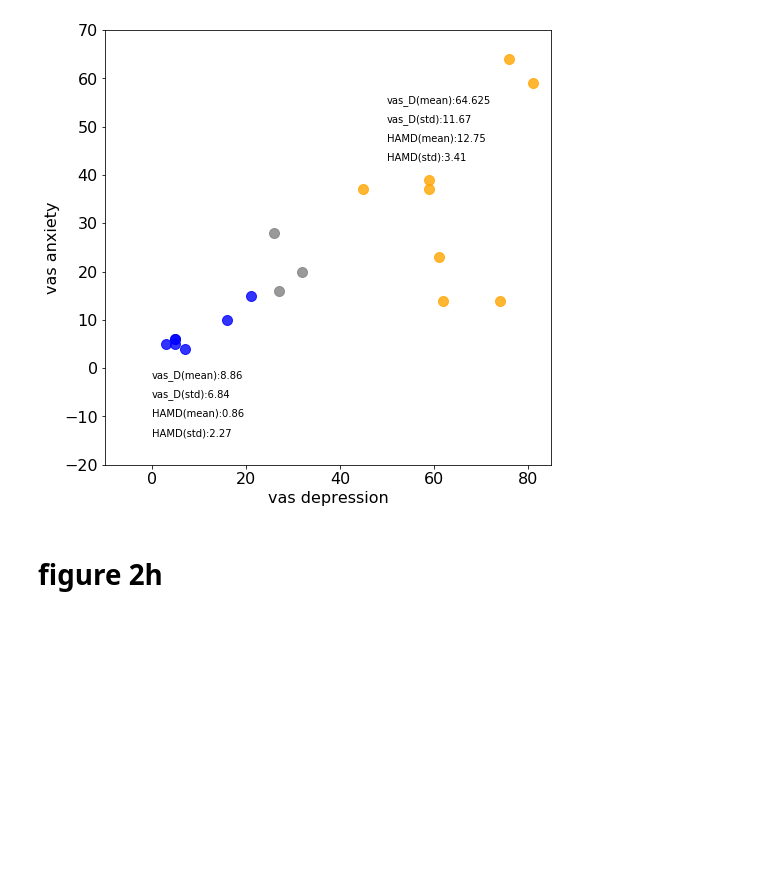
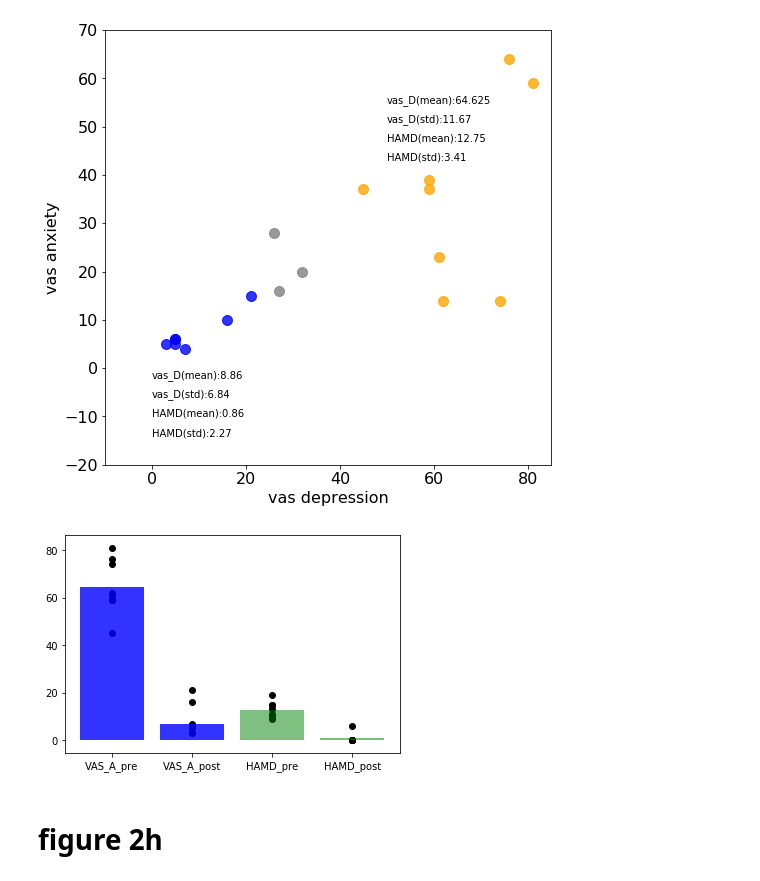
Before and after one commit to ScangosLab/closed_loop_mdd, a Jupyter notebook: Fig2h,i- number of Gamma detection by RNS.ipynb, the cells around one changed output. Saved outputs shown, nothing was run; the diff lists cells and outputs as text; code cells hidden in the pictures; blank space fills up the shorter version.

```diff
--- a/Fig2h,i- number of Gamma detection by RNS.ipynb
+++ b/Fig2h,i- number of Gamma detection by RNS.ipynb
@@ -90,6 +90,34 @@ plt.xlim([-10,85])
 plt.show()
 # %% [output]
 [figure]
+# %%
+plt.figure()
+
+
+
+plt.bar(1,mean_vas_D_high, color = 'blue', alpha =0.8)
+plt.bar(2,std_vas_D_low, color = 'blue',  alpha =0.8)
+
+
+
+plt.scatter(np.ones(len(df_high['vas_depression'],)),df_high['vas_depression'], color = 'black')
+plt.scatter(2 *np.ones(len(df_low['vas_depression'],)),df_low['vas_depression'], color = 'black')
+
+plt.bar(3,mean_HAMD_high, color = 'green',  alpha =0.5)
+plt.bar(4,mean_HAMD_low, color = 'green',  alpha =0.5)
+
+
+
+plt.scatter(3 * np.ones(len(df_high['HAMD'],)),df_high['HAMD'], color = 'black')
+plt.scatter(4 * np.ones(len(df_low['HAMD'],)),df_low['HAMD'], color = 'black')
+
+
+x = np.arange(1,5)
+labels = ['VAS_A_pre','VAS_A_post', 'HAMD_pre', 'HAMD_post' ]
+plt.xticks(x,labels)
+plt.show()
+# %% [output]
+[figure, added]
 # %% [markdown]
 # figure 2h
 # %%
```
Also changed, not shown: parts of 2 cells of this notebook.
